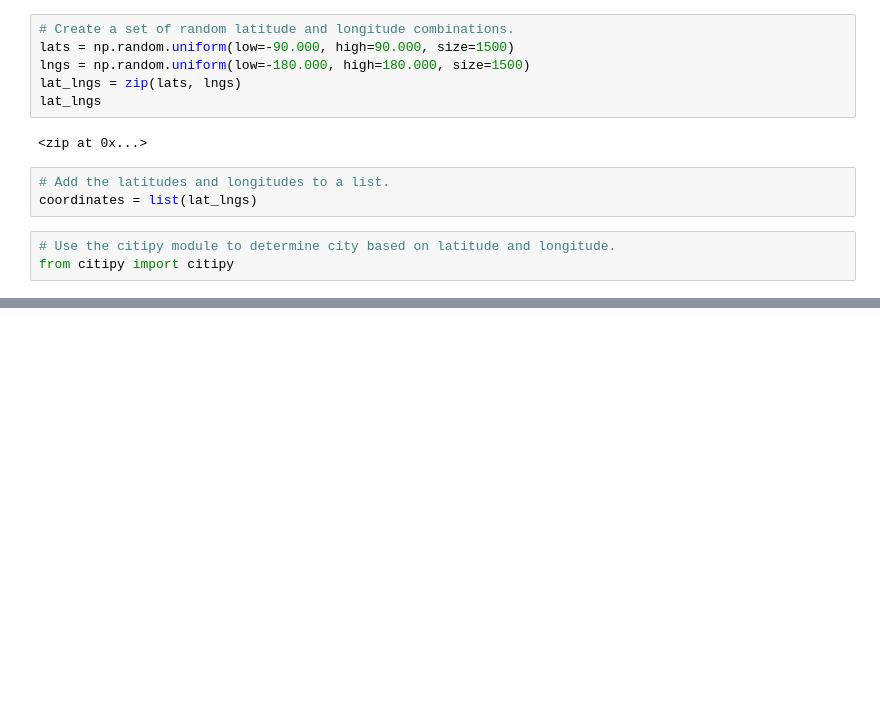
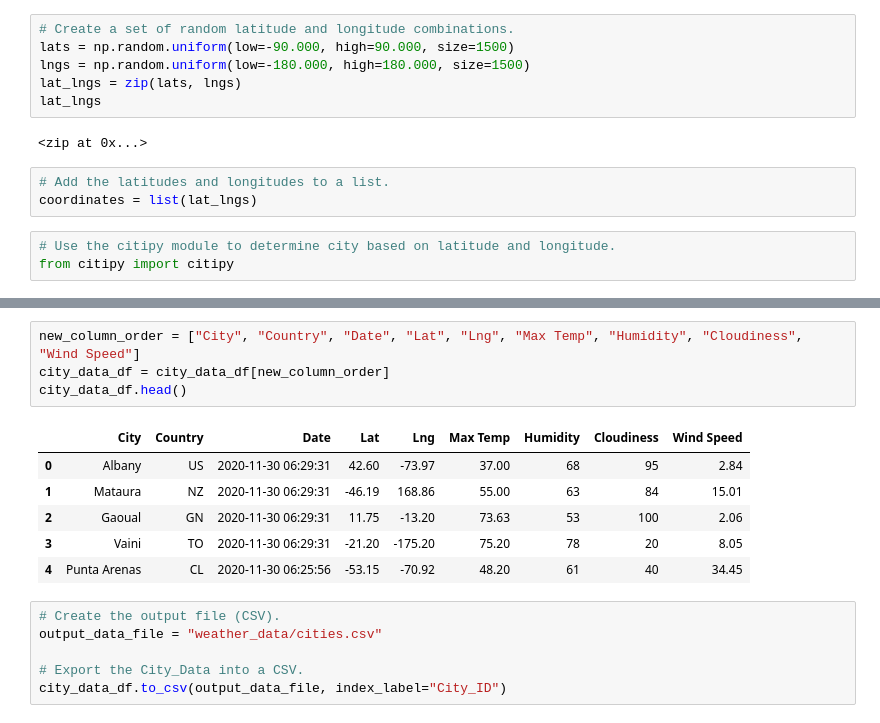
Before and after one commit to Lora-Borja/World_Weather_Analysis, a Jupyter notebook: WeatherPy.ipynb, the cells around one changed output, grey strips where cells are left out. Drawn from its saved outputs; the diff is of its cells as text; blank space fills up the shorter version.

```diff
--- a/WeatherPy.ipynb
+++ b/WeatherPy.ipynb
@@ -53,0 +150,17 @@ cities
+# %%
+new_column_order = ["City", "Country", "Date", "Lat", "Lng", "Max Temp", "Humidity", "Cloudiness", "Wind Speed"]
+city_data_df = city_data_df[new_column_order]
+city_data_df.head()
+# %% [output]
+|  | City | Country | Date | Lat | Lng | Max Temp | Humidity | Cloudiness | Wind Speed |
+| 0 | Albany | US | 2020-11-30 06:29:31 | 42.60 | -73.97 | 37.00 | 68 | 95 | 2.84 |
+| 1 | Mataura | NZ | 2020-11-30 06:29:31 | -46.19 | 168.86 | 55.00 | 63 | 84 | 15.01 |
+| 2 | Gaoual | GN | 2020-11-30 06:29:31 | 11.75 | -13.20 | 73.63 | 53 | 100 | 2.06 |
+| 3 | Vaini | TO | 2020-11-30 06:29:31 | -21.20 | -175.20 | 75.20 | 78 | 20 | 8.05 |
+| 4 | Punta Arenas | CL | 2020-11-30 06:25:56 | -53.15 | -70.92 | 48.20 | 61 | 40 | 34.45 |
+# %%
+# Create the output file (CSV).
+output_data_file = "weather_data/cities.csv"
+
+# Export the City_Data into a CSV.
+city_data_df.to_csv(output_data_file, index_label="City_ID")
```
Also changed, not shown: parts of 7 cells of this notebook.
